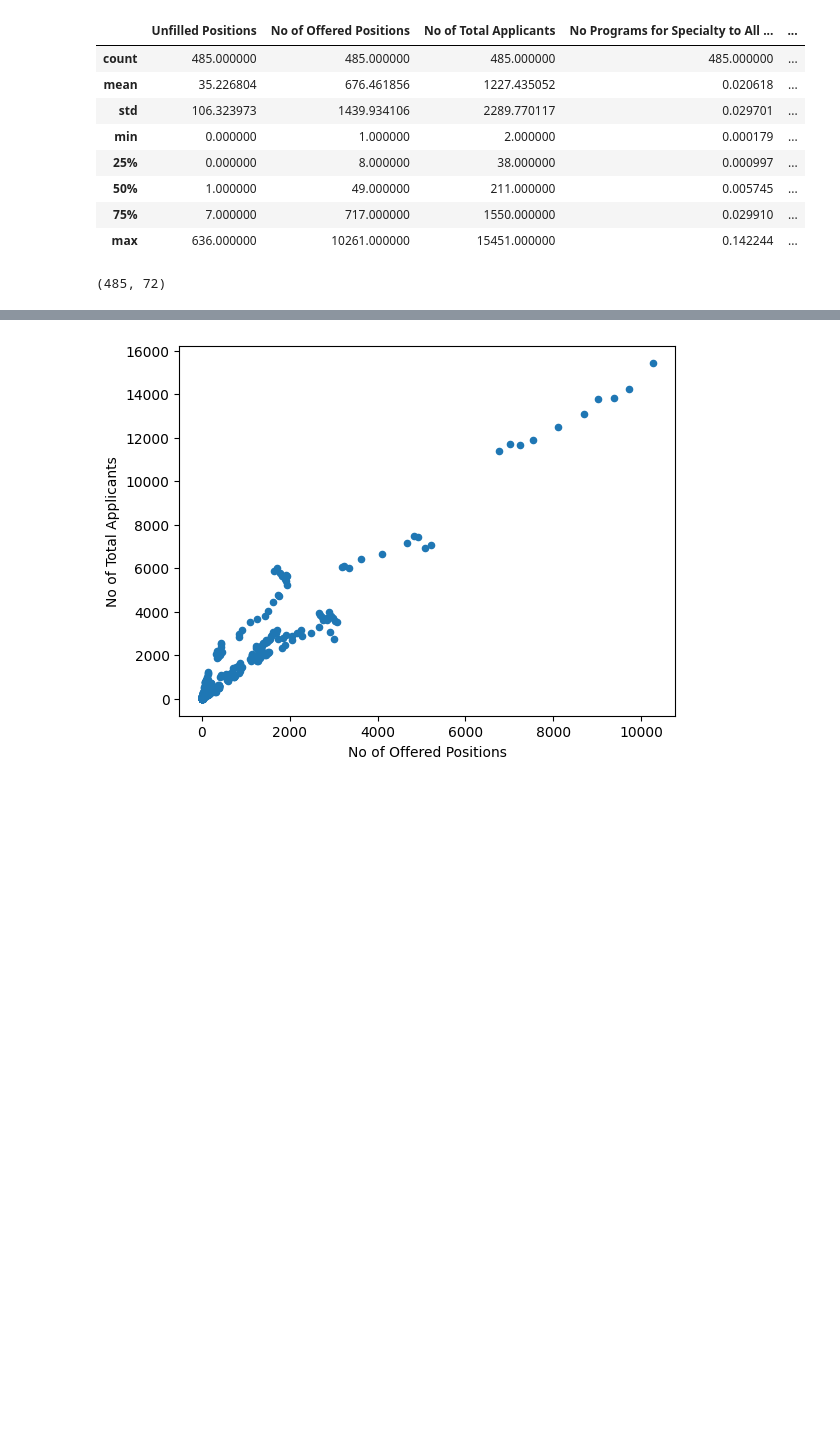
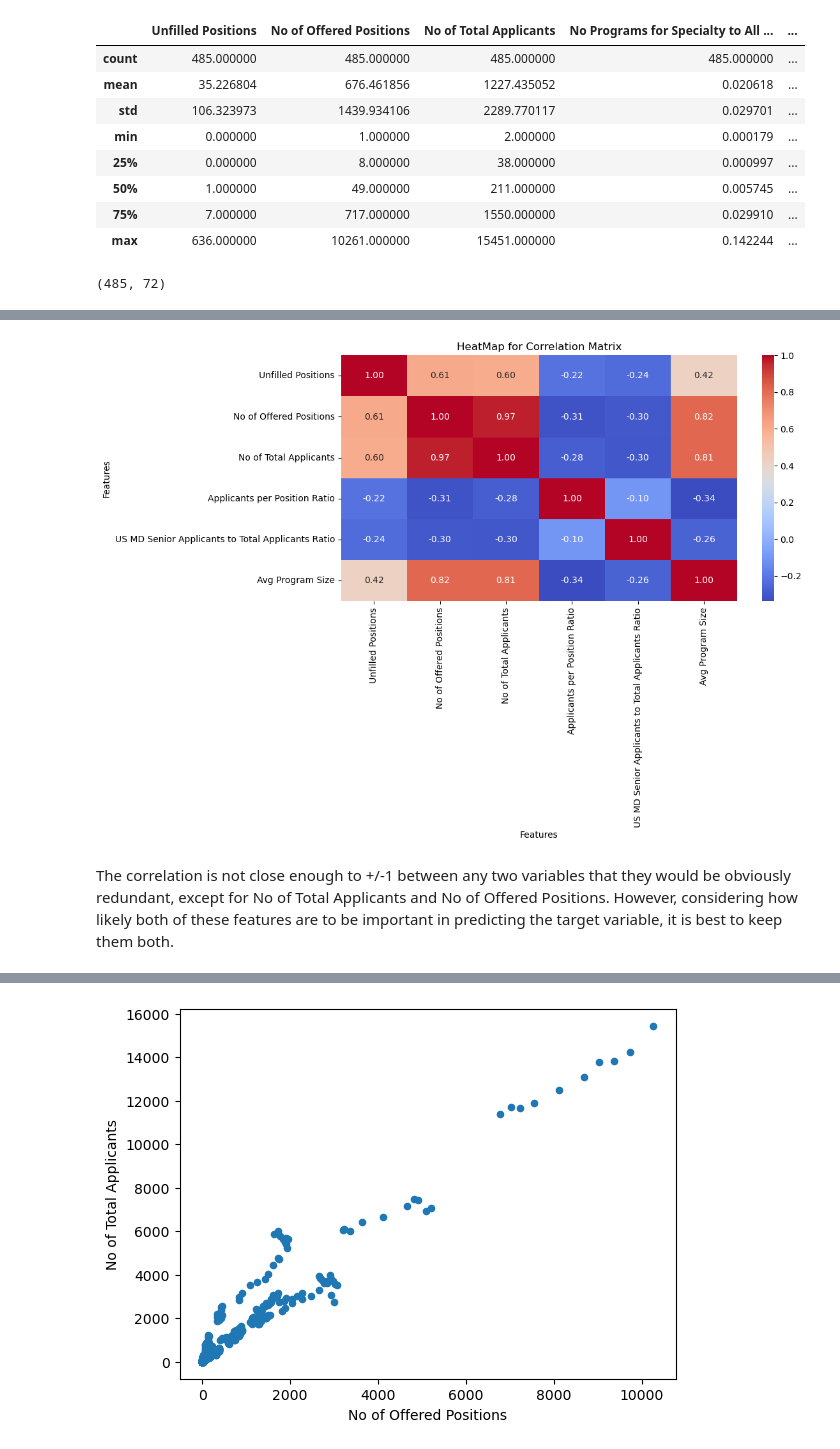
Before and after one commit to tarunajjarapu/Machine_Learning-Residency_Matching, a Jupyter notebook: MLProject.ipynb, the cells around one changed output, grey strips where cells are left out. Drawn from its saved outputs; the diff is of its cells as text; code cells hidden in the pictures; blank space fills up the shorter version.

```diff
--- a/MLProject.ipynb
+++ b/MLProject.ipynb
@@ -91,7 +91,16 @@ Number of Specialties 54
 # %%
 print(data.shape) # 10 original columns, -1 Specialty, + 54 dummy Specialties, -1 Year, + 10 dummy Years = 72 columns now
 data_without_specialty_or_year=data.drop(columns=[col for col in data.columns if 'Specialty' in col or 'Year' in col], inplace=False)
-data_without_specialty_or_year.corr()
-#The correlation is not close enough to +/-1 between any two variables that they would be obviously redundant, except for No of Total Applicants and No of Offered Positions
+correlations = data_without_specialty_or_year.corr()
+
+import seaborn as sns
+from sklearn.preprocessing import MinMaxScaler
+
+plt.figure(figsize=(10, 5))
+sns.heatmap(correlations, annot=True, fmt=".2f", cmap='coolwarm')
+plt.xlabel('Features')
+plt.ylabel('Features')
+plt.title('HeatMap for Correlation Matrix')
+plt.show()
 # %% [output]
 (485, 72)
@@ -104,0 +107,3 @@ data_without_specialty_or_year.corr()
+[figure, added]
+# %% [markdown]
+The correlation is not close enough to +/-1 between any two variables that they would be obviously redundant, except for No of Total Applicants and No of Offered Positions. However, considering how likely both of these features are to be important in predicting the target variable, it is best to keep them both.
```
Also changed, not shown: parts of 11 cells of this notebook.
